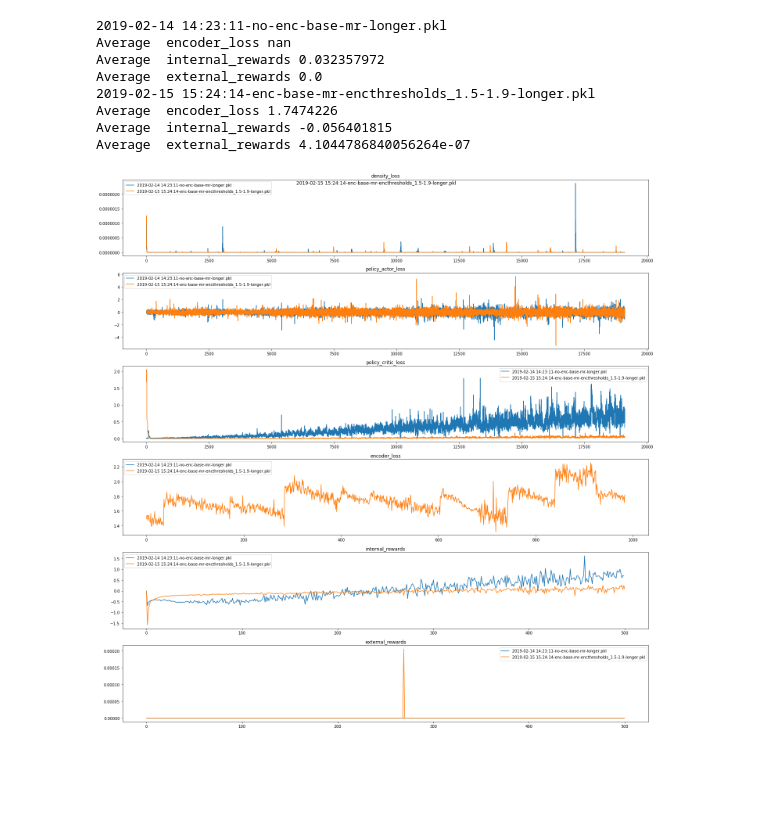
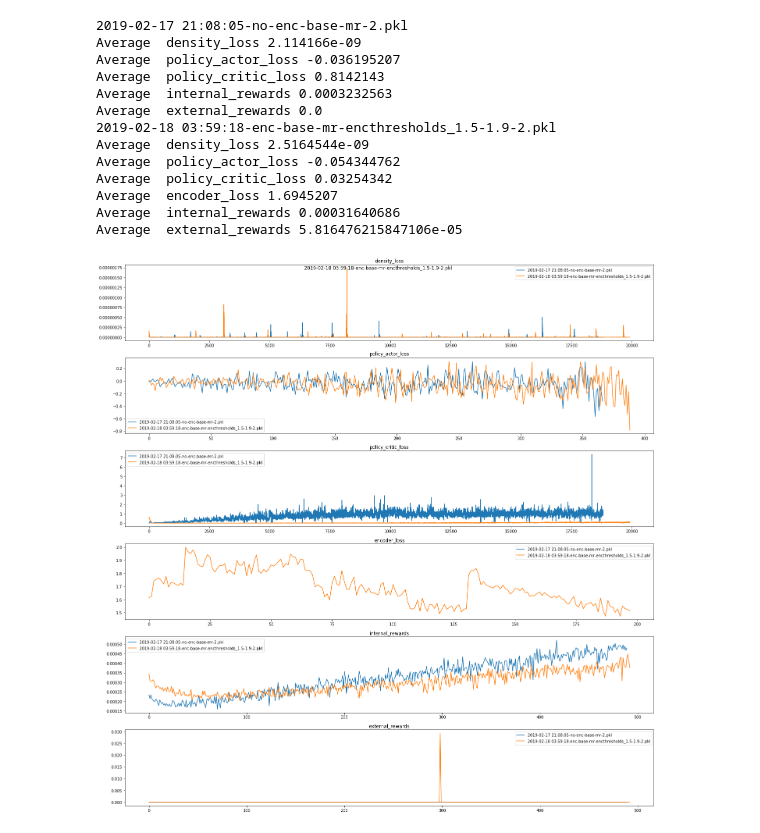
Before and after one commit to gebob19/DRL-Research-AFSR, a Jupyter notebook: codebase/workspace.ipynb, the cells around one changed output. Cells and saved outputs as stored; diff of their text form; code cells hidden in the pictures; blank space fills up the shorter version.

```diff
--- a/codebase/workspace.ipynb
+++ b/codebase/workspace.ipynb
@@ -21,39 +21,61 @@ i = 0
 # %%
 lgr = Logger(max_size=10000)
 fig, axs = plt.subplots(6, 1)
 fig.set_figheight(20)
 fig.set_figwidth(20)
 
+tmp_lgs = [recent_logfn[2], recent_logfn[4]]
 titles = ['density_loss', 'policy_actor_loss', 'policy_critic_loss', 'encoder_loss', 'internal_rewards', 'external_rewards']
-fn = recent_logfn[i%len(recent_logfn)]
-for fn in recent_logfn[:2]:
+fn = tmp_lgs[i%len(tmp_lgs)]
+for fn in tmp_lgs:
     print(fn)
     lgr.import_logs(str(fn))
     logs = [lgr.logs['density']['loss'],
             lgr.logs['policy']['actor_loss'],
             lgr.logs['policy']['critic_loss'],
             lgr.logs['encoder']['loss'],
             lgr.logs['env']['int_rewards'],
             lgr.logs['env']['ext_rewards']]
     for title, log, ax in zip(titles, logs, axs):
-        if title in ['internal_rewards', 'external_rewards', 'encoder_loss']:
-            log = [np.mean(l) for l in log]
+        if title in ['internal_rewards', 'external_rewards']:
+            init_log = []
+            for l in log:
+                if np.array(l).shape == (): init_log.append(l)
+                else: init_log.append(np.mean(l))
+            log = init_log
+        elif title in ['policy_actor_loss', 'internal_rewards', 'external_rewards', 'encoder_loss']:
+            init_log = []
+            for l in log:
+                if np.array(l).shape == (): init_log.append(l)
+                else: init_log = np.concatenate((init_log, l))
+            new_log = []
+            bs = 50 if title == 'policy_actor_loss' else 200
+            for i in range(0, len(init_log), bs):
+                new_log.append(np.mean(init_log[i:i+bs]))
+            log = new_log
+
+        if len(log) > 0:
             print("Average ", title, np.mean(np.array(log)))
-        ax.plot(log,label=str(fn))
+        ax.plot(log[10:],label=str(fn))
         ax.set_title(title)
 
 for ax in axs: ax.legend()
 fig.tight_layout()
 fig.suptitle('{}'.format(fn))
 plt.show()
 i+=1
 # %% [output]
-2019-02-14 14:23:11-no-enc-base-mr-longer.pkl
-Average  encoder_loss nan
-Average  internal_rewards 0.032357972
+2019-02-17 21:08:05-no-enc-base-mr-2.pkl
+Average  density_loss 2.114166e-09
+Average  policy_actor_loss -0.036195207
+Average  policy_critic_loss 0.8142143
+Average  internal_rewards 0.0003232563
 Average  external_rewards 0.0
-2019-02-15 15:24:14-enc-base-mr-encthresholds_1.5-1.9-longer.pkl
-Average  encoder_loss 1.7474226
-Average  internal_rewards -0.056401815
-Average  external_rewards 4.1044786840056264e-07
+2019-02-18 03:59:18-enc-base-mr-encthresholds_1.5-1.9-2.pkl
+Average  density_loss 2.5164544e-09
+Average  policy_actor_loss -0.054344762
+Average  policy_critic_loss 0.03254342
+Average  encoder_loss 1.6945207
+Average  internal_rewards 0.00031640686
+Average  external_rewards 5.816476215847106e-05
-[figure, old version]
+[figure, new version]
```
Also changed, not shown: parts of 3 cells of this notebook.
